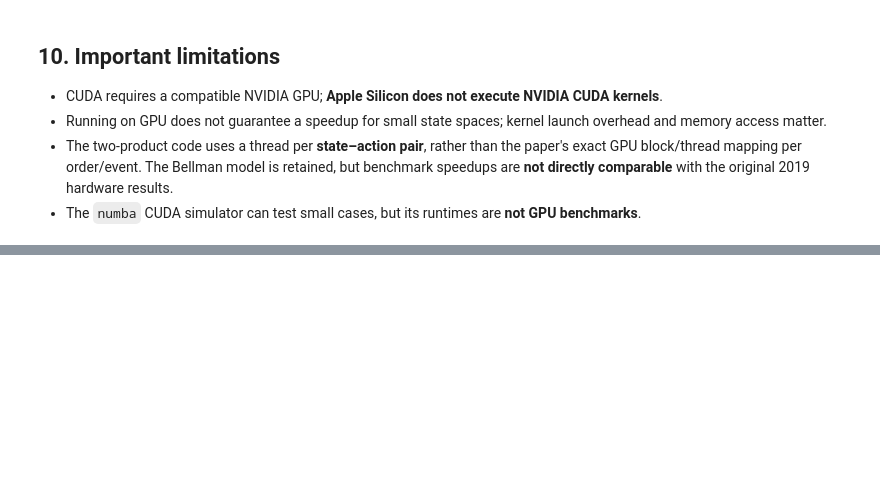
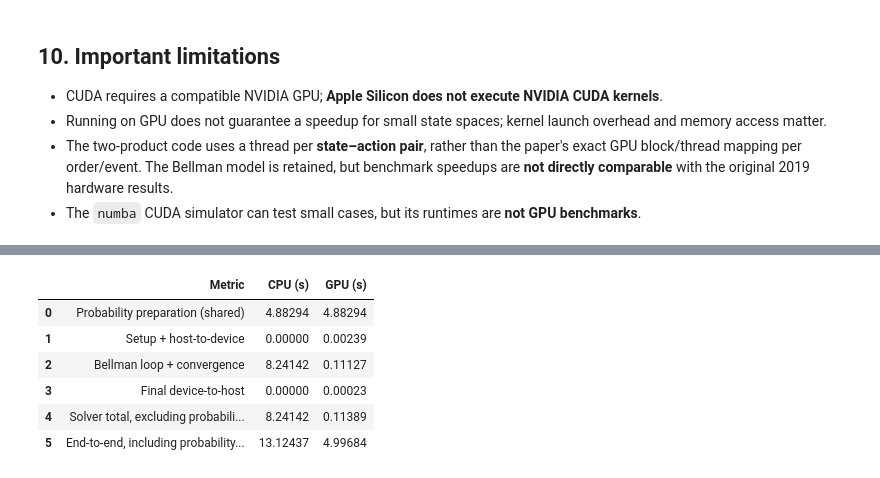
Before and after one commit to herakwon1124/CUDA1, a Jupyter notebook: CUDA_reproduction_GPU.ipynb, the cells around one changed output, grey strips where cells are left out. Cells and saved outputs as stored; diff of their text form; code cells hidden in the pictures; blank space fills up the shorter version.

```diff
--- a/CUDA_reproduction_GPU.ipynb
+++ b/CUDA_reproduction_GPU.ipynb
@@ -1317,0 +1506,88 @@ The running average profit graphs illustrate how the simulated average profit st
+# %%
+BENCH_QA = 10
+BENCH_QB = 10
+GPU_REPEATS = 3
+BENCH_THREADS = 128
+
+# 1. JIT warm-up on a small problem (excluded from the timed benchmark)
+t = time.perf_counter()
+small_joint = joint_sales_prob_fast(4, 4, MU_A, MU_B, GAMMA)
+small_ea, small_eb = expected_sales_tables(small_joint, 2, 2)
+cpu_small = two_vi_cpu_sequential(small_joint, small_ea, small_eb, 2, 2,
+                                  PRICE_A, PRICE_B, COST_A, COST_B, EPSILON, 100)
+cpu_warmup = time.perf_counter()-t
+
+t = time.perf_counter()
+gpu_small, _ = run_gpu_profiled(small_joint, small_ea, small_eb, 2, 2,
+                                epsilon=EPSILON, threads=BENCH_THREADS)
+gpu_warmup = time.perf_counter()-t
+
+# 2. One shared probability table (same inputs for both solvers)
+t = time.perf_counter()
+bench_joint = joint_sales_prob_fast(2*BENCH_QA, 2*BENCH_QB, MU_A, MU_B, GAMMA)
+bench_ea, bench_eb = expected_sales_tables(bench_joint, BENCH_QA, BENCH_QB)
+prob_prep = time.perf_counter()-t
+
+# 3. Sequential CPU, already JIT-compiled
+t = time.perf_counter()
+cpu_result = two_vi_cpu_sequential(
+    bench_joint, bench_ea, bench_eb, BENCH_QA, BENCH_QB,
+    PRICE_A, PRICE_B, COST_A, COST_B, EPSILON, 100)
+cpu_bellman = time.perf_counter()-t
+
+# 4. GPU, already JIT-compiled; report median warm-runtime
+gpu_runs = []
+for _ in range(GPU_REPEATS):
+    result, timing = run_gpu_profiled(
+        bench_joint, bench_ea, bench_eb, BENCH_QA, BENCH_QB,
+        epsilon=EPSILON, max_iter=100, threads=BENCH_THREADS)
+    gpu_runs.append((result, timing))
+gpu_result, gpu_times = min(
+    gpu_runs, key=lambda x: abs(x[1]['GPU solver total (s)'] -
+                                np.median([z[1]['GPU solver total (s)'] for z in gpu_runs])))
+
+# 5. Exact policy comparison and numerical consistency
+cv, cpa, cpb, cspans, cgains = cpu_result
+gv, gpa, gpb, gspans, ggains = gpu_result
+max_v_err = float(np.max(np.abs(cv - gv)))
+policy_equal = bool(np.array_equal(cpa,gpa) and np.array_equal(cpb,gpb))
+iterations_equal = len(cspans) == len(gspans)
+profit_err = abs(float(cgains[-1]) - float(ggains[-1]))
+
+print('JIT warm-up (tiny instance, compilation + execution):',
+      f'CPU {cpu_warmup:.3f}s / GPU {gpu_warmup:.3f}s')
+print('State count:', (BENCH_QA+1)**2*(BENCH_QB+1)**2)
+print('CPU / GPU iterations:', len(cspans), '/', len(gspans))
+print('CPU / GPU daily profit:', round(float(cgains[-1]),7), '/', round(float(ggains[-1]),7))
+print('Max absolute value-function difference:', max_v_err)
+print('Policy exactly equal:', policy_equal)
+print('Profit difference:', profit_err)
+
+if not iterations_equal or not np.allclose(cv,gv,atol=1e-6,rtol=1e-8) or profit_err>1e-6:
+    raise AssertionError('CPU and GPU Bellman solutions differ; do not interpret speedup yet.')
+# Optimal actions may differ at numerical ties; flag, but do not automatically fail.
+if not policy_equal:
+    print('WARNING: Policy mismatch. Check tie-breaking and near-ties.')
+
+cpu_total = prob_prep + cpu_bellman
+gpu_total = prob_prep + gpu_times['GPU solver total (s)']
+summary = pd.DataFrame([
+    {'Metric':'Probability preparation (shared)','CPU (s)':prob_prep,'GPU (s)':prob_prep},
+    {'Metric':'Setup + host-to-device','CPU (s)':0.0,'GPU (s)':gpu_times['GPU setup + H2D (s)']},
+    {'Metric':'Bellman loop + convergence','CPU (s)':cpu_bellman,'GPU (s)':gpu_times['GPU Bellman + convergence (s)']},
+    {'Metric':'Final device-to-host','CPU (s)':0.0,'GPU (s)':gpu_times['GPU final D2H (s)']},
+    {'Metric':'Solver total, excluding probability prep','CPU (s)':cpu_bellman,'GPU (s)':gpu_times['GPU solver total (s)']},
+    {'Metric':'End-to-end, including probability prep','CPU (s)':cpu_total,'GPU (s)':gpu_total},
+])
+display(summary.round(5))
+
+speedup = pd.DataFrame([
+    {'Measure':'Bellman compute speedup','CPU / GPU':cpu_bellman/gpu_times['GPU Bellman + convergence (s)']},
+    {'Measure':'Solver speedup (includes H2D and final D2H)','CPU / GPU':cpu_bellman/gpu_times['GPU solver total (s)']},
+    {'Measure':'End-to-end speedup (includes probability prep)','CPU / GPU':cpu_total/gpu_total},
+])
+display(speedup.round(3))
+print('GPU repeat solver times (s):', [round(x[1]['GPU solver total (s)'],4) for x in gpu_runs])
+print('GPU host-observed kernel+increment-copy time (s):',
+      round(gpu_times['Kernel completion + increment D2H (s)'],4))
+# %% [output]
@@ -1317,0 +1601,7 @@ The running average profit graphs illustrate how the simulated average profit st
+|  | Metric | CPU (s) | GPU (s) |
+| 0 | Probability preparation (shared) | 4.88294 | 4.88294 |
+| 1 | Setup + host-to-device | 0.00000 | 0.00239 |
+| 2 | Bellman loop + convergence | 8.24142 | 0.11127 |
+| 3 | Final device-to-host | 0.00000 | 0.00023 |
+| 4 | Solver total, excluding probabili... | 8.24142 | 0.11389 |
+| 5 | End-to-end, including probability... | 13.12437 | 4.99684 |
```
Also changed, not shown: parts of 13 cells of this notebook.
